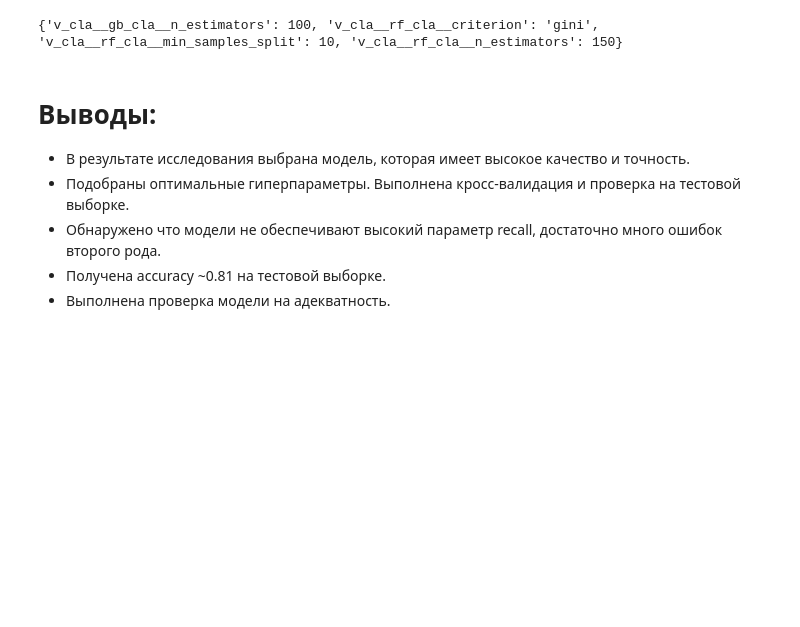
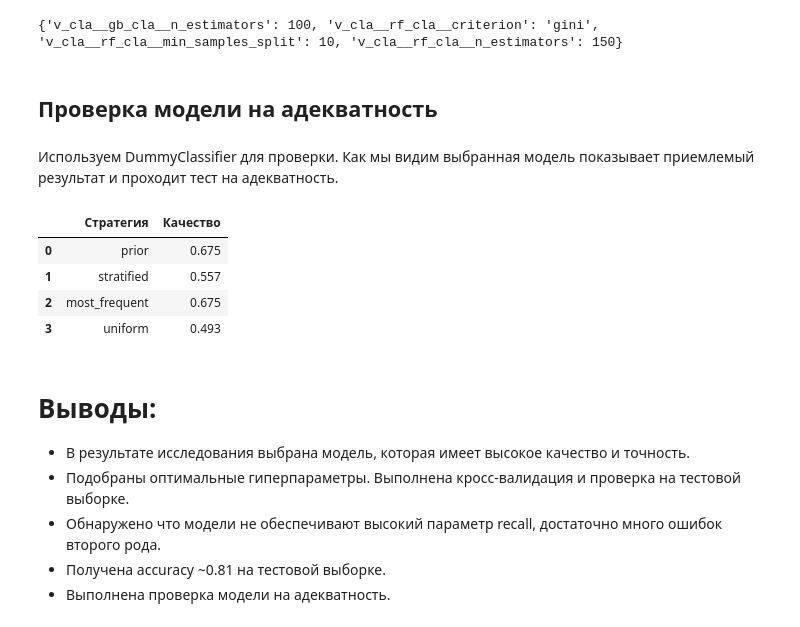
Before and after one commit to SanYattsu/Data_Science_Projects, a Jupyter notebook: Tariff_Recommendation/Telecom-Tariff-Recommendation.ipynb, the cells around one changed output. Drawn from its saved outputs; the diff is of its cells as text; code cells hidden in the pictures; blank space fills up the shorter version.

```diff
--- a/Tariff_Recommendation/Telecom-Tariff-Recommendation.ipynb
+++ b/Tariff_Recommendation/Telecom-Tariff-Recommendation.ipynb
@@ -216,7 +219,7 @@ gb_cla = GradientBoostingClassifier(random_state = 38, min_samples_leaf=9)
 # Сетка гиперпараметров по которым настраивается модель.
 param_grid = {
     "v_cla__rf_cla__n_estimators": [100, 125, 150, 200],
-    "v_cla__rf_cla__min_samples_split": [2, 5, 10, 12, 15, 20],
+    "v_cla__rf_cla__min_samples_split": [2, 5, 10, 12, 15],
     "v_cla__rf_cla__criterion": ['gini', 'entropy'],
     "v_cla__gb_cla__n_estimators": [50, 100, 125],
 }
@@ -275,6 +277,21 @@ print(f'Лучшая оценка на CV: {search.best_score_:0.3f}')
 print(search.best_params_)
 # %% [output]
 {'v_cla__gb_cla__n_estimators': 100, 'v_cla__rf_cla__criterion': 'gini', 'v_cla__rf_cla__min_samples_split': 10, 'v_cla__rf_cla__n_estimators': 150}
+# %% [markdown]
+## Проверка модели на адекватность
+# %% [markdown]
+Используем DummyClassifier для проверки. Как мы видим выбранная модель показывает приемлемый результат и проходит тест на адекватность.
+# %%
+pd.DataFrame({(strategy, DummyClassifier(strategy=strategy, random_state=38)
+               .fit(X_train, y_train)
+               .score(X_test, y_test))
+              for strategy in ['most_frequent', 'prior', 'stratified', 'uniform']}, columns=['Стратегия','Качество'])
+# %% [output]
+|  | Стратегия | Качество |
+| 0 | prior | 0.675 |
+| 1 | stratified | 0.557 |
+| 2 | most_frequent | 0.675 |
+| 3 | uniform | 0.493 |
 # %% [markdown]
 # Выводы:
 
```
Also changed, not shown: parts of 10 cells of this notebook.
